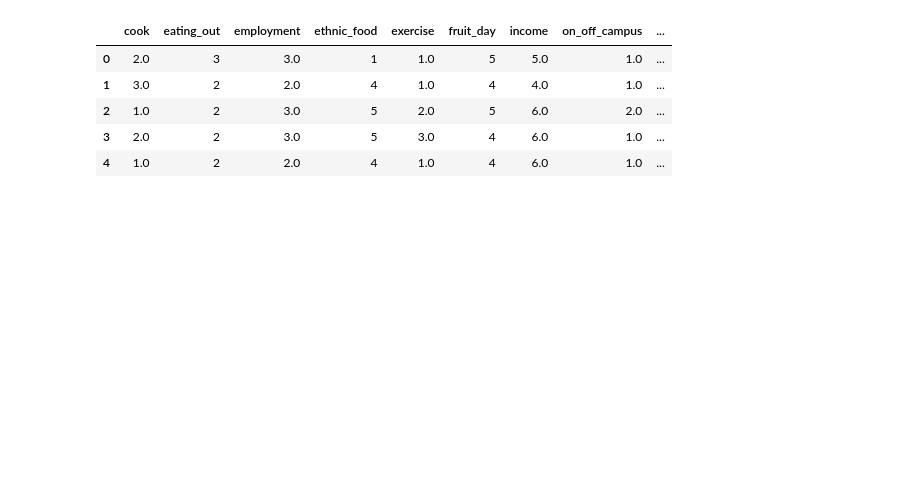
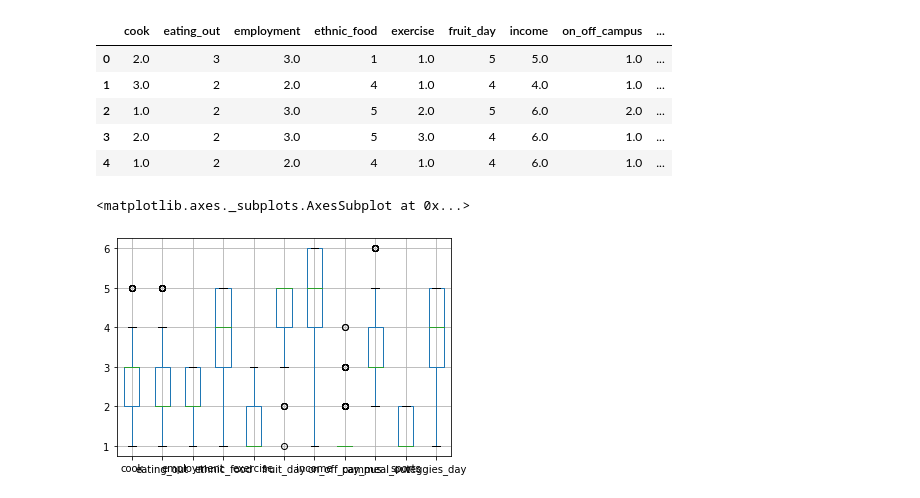
Before and after one commit to NiviShukla/Geolocational-Analysis, a Jupyter notebook: Task_1.ipynb, the cells around one changed output. Saved outputs shown, nothing was run; the diff lists cells and outputs as text; code cells hidden in the pictures; blank space fills up the shorter version.

```diff
--- a/Task_1.ipynb
+++ b/Task_1.ipynb
@@ -21,3 +29,8 @@ df.head()
 | 2 | 1.0 | 2 | 3.0 | 5 | 2.0 | 5 | 6.0 | 2.0 | ... |
 | 3 | 2.0 | 2 | 3.0 | 5 | 3.0 | 4 | 6.0 | 1.0 | ... |
 | 4 | 1.0 | 2 | 2.0 | 4 | 1.0 | 4 | 6.0 | 1.0 | ... |
+# %%
+df.boxplot()
+# %% [output]
+<matplotlib.axes._subplots.AxesSubplot at 0x...>
+[figure, added]
```
Also changed, not shown: parts of 2 cells of this notebook.
